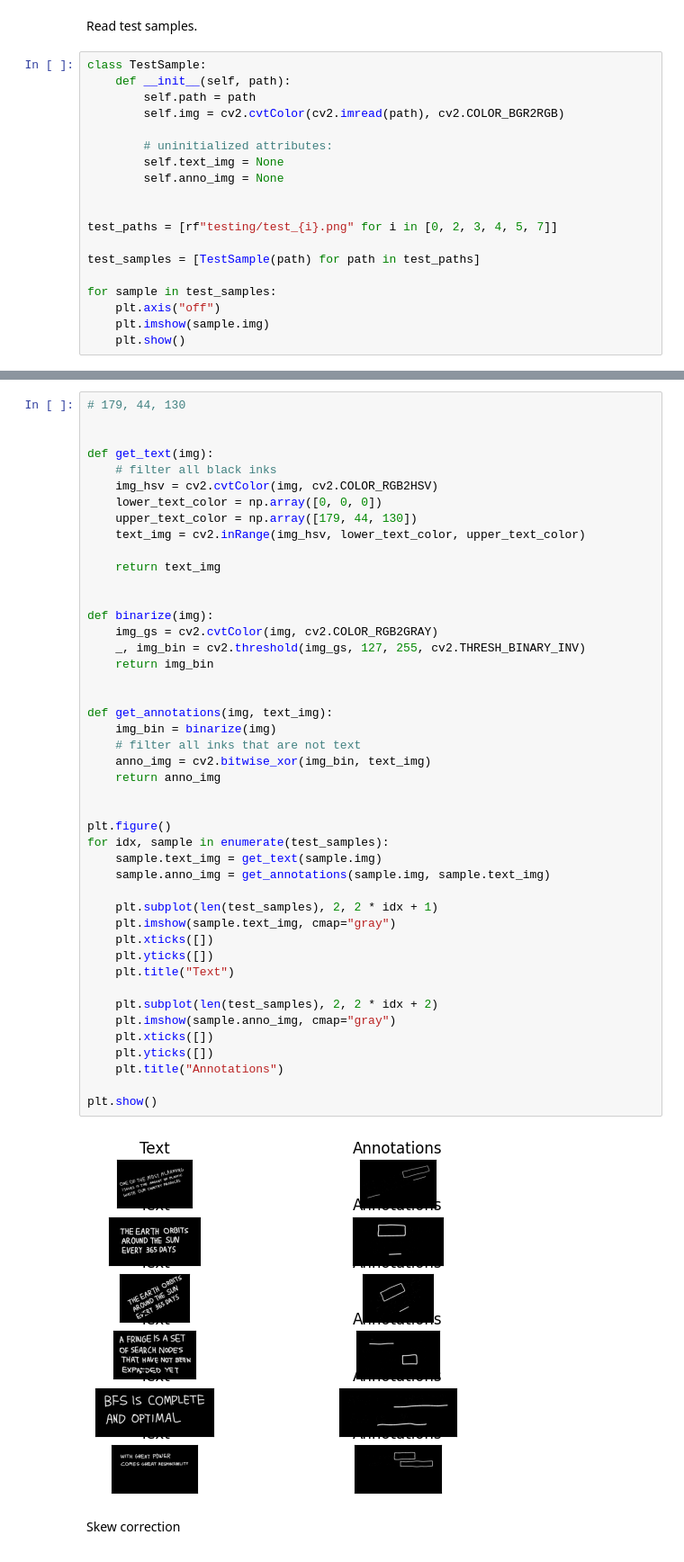
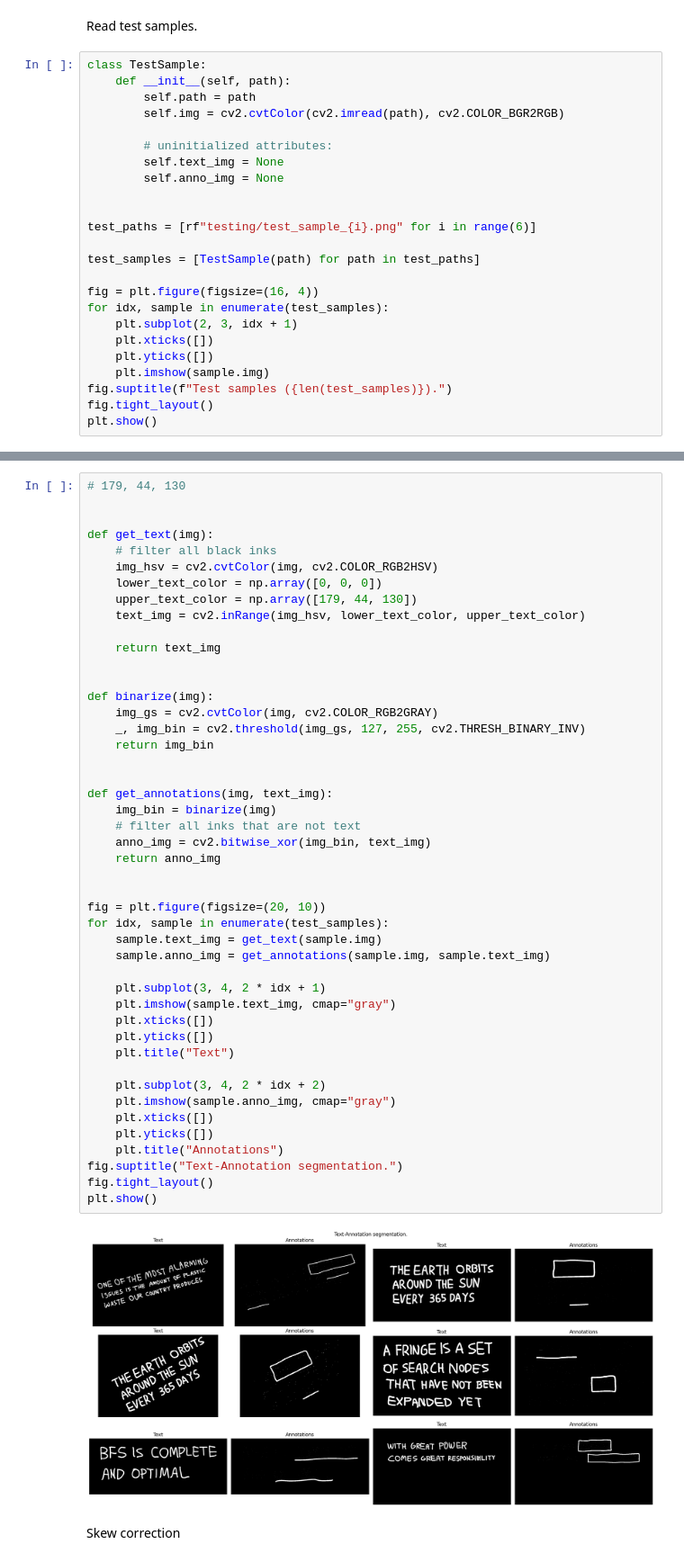
Before and after one commit to avancayetano/aiReview, a Jupyter notebook: main.ipynb, the cells around one changed output, grey strips where cells are left out. Shown at 90% size. Saved outputs shown, nothing was run; the diff lists cells and outputs as text.

```diff
--- a/main.ipynb
+++ b/main.ipynb
@@ -214,12 +214,17 @@ class TestSample:
         self.anno_img = None
 
 
-test_paths = [rf"testing/test_{i}.png" for i in [0, 2, 3, 4, 5, 7]]
+test_paths = [rf"testing/test_sample_{i}.png" for i in range(6)]
 
 test_samples = [TestSample(path) for path in test_paths]
 
-for sample in test_samples:
-    plt.axis("off")
+fig = plt.figure(figsize=(16, 4))
+for idx, sample in enumerate(test_samples):
+    plt.subplot(2, 3, idx + 1)
+    plt.xticks([])
+    plt.yticks([])
     plt.imshow(sample.img)
-    plt.show()
+fig.suptitle(f"Test samples ({len(test_samples)}).")
+fig.tight_layout()
+plt.show()
 # %% [output]
@@ -246,38 +246,39 @@ def get_text(img):
 
 
 def binarize(img):
     img_gs = cv2.cvtColor(img, cv2.COLOR_RGB2GRAY)
     _, img_bin = cv2.threshold(img_gs, 127, 255, cv2.THRESH_BINARY_INV)
     return img_bin
 
 
 def get_annotations(img, text_img):
     img_bin = binarize(img)
     # filter all inks that are not text
     anno_img = cv2.bitwise_xor(img_bin, text_img)
     return anno_img
 
 
-plt.figure()
+fig = plt.figure(figsize=(20, 10))
 for idx, sample in enumerate(test_samples):
     sample.text_img = get_text(sample.img)
     sample.anno_img = get_annotations(sample.img, sample.text_img)
 
-    plt.subplot(len(test_samples), 2, 2 * idx + 1)
+    plt.subplot(3, 4, 2 * idx + 1)
     plt.imshow(sample.text_img, cmap="gray")
     plt.xticks([])
     plt.yticks([])
     plt.title("Text")
 
-    plt.subplot(len(test_samples), 2, 2 * idx + 2)
+    plt.subplot(3, 4, 2 * idx + 2)
     plt.imshow(sample.anno_img, cmap="gray")
     plt.xticks([])
     plt.yticks([])
     plt.title("Annotations")
-
+fig.suptitle("Text-Annotation segmentation.")
+fig.tight_layout()
 plt.show()
 # %% [output]
-[figure, old version]
+[figure, new version]
 # %% [markdown]
 Skew correction
 # %%
```
Also changed, not shown: parts of 8 cells of this notebook, 11 other files.
